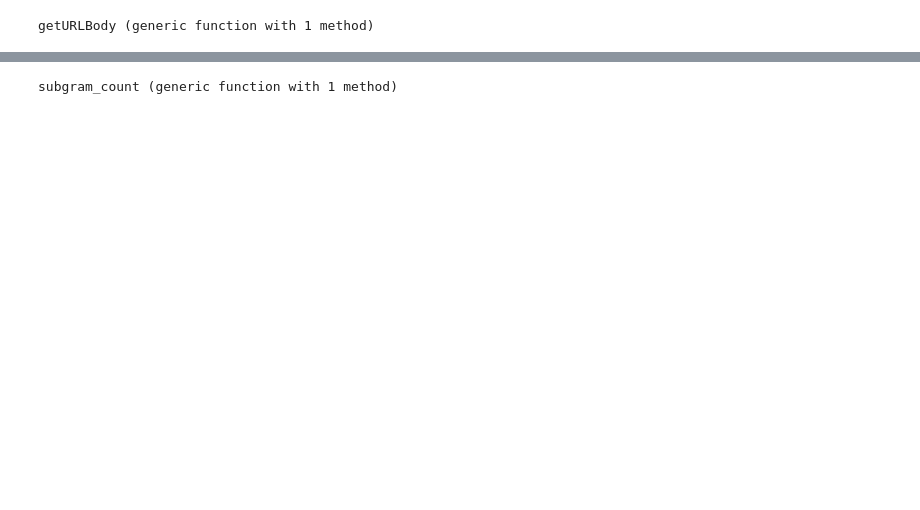
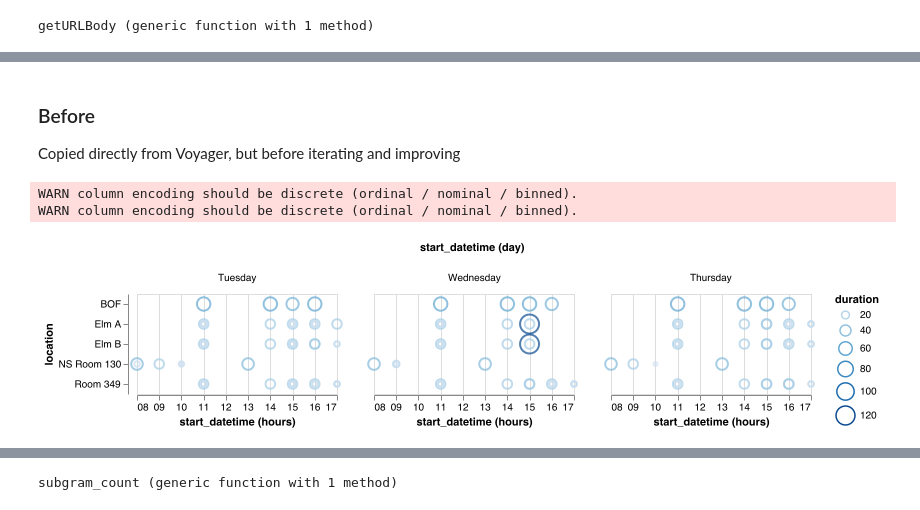
Before and after one commit to brown-ccv/juliacon19-app, a Jupyter notebook: julia/juliacon.ipynb, the cells around one changed output, grey strips where cells are left out. Drawn from its saved outputs; the diff is of its cells as text; code cells hidden in the pictures; blank space fills up the shorter version.

```diff
--- a/julia/juliacon.ipynb
+++ b/julia/juliacon.ipynb
@@ -90,0 +120,48 @@ Voyager(Electron.Window(Application(Base.PipeEndpoint(RawFD(0x0000003c) paused,
+# %% [markdown]
+### Before
+
+Copied directly from Voyager, but before iterating and improving
+# %%
+vl"""{
+  "data": {
+    "name": "source"
+  },
+  "mark": "point",
+  "encoding": {
+    "x": {
+      "timeUnit": "hours",
+      "field": "start_datetime",
+      "type": "temporal",
+      "scale": {}
+    },
+    "y": {
+      "field": "location",
+      "type": "nominal"
+    },
+    "column": {
+      "timeUnit": "day",
+      "field": "start_datetime",
+      "type": "temporal"
+    },
+    "size": {
+      "field": "duration",
+      "type": "quantitative"
+    },
+    "color": {
+      "field": "duration",
+      "type": "quantitative"
+    }
+  },
+  "config": {
+    "overlay": {
+      "line": true
+    },
+    "scale": {
+      "useUnaggregatedDomain": true
+    }
+  }
+}"""(data)
+# %% [output]
+WARN column encoding should be discrete (ordinal / nominal / binned).
+WARN column encoding should be discrete (ordinal / nominal / binned).
+[figure, added]
```
Also changed, not shown: parts of 27 cells of this notebook.
